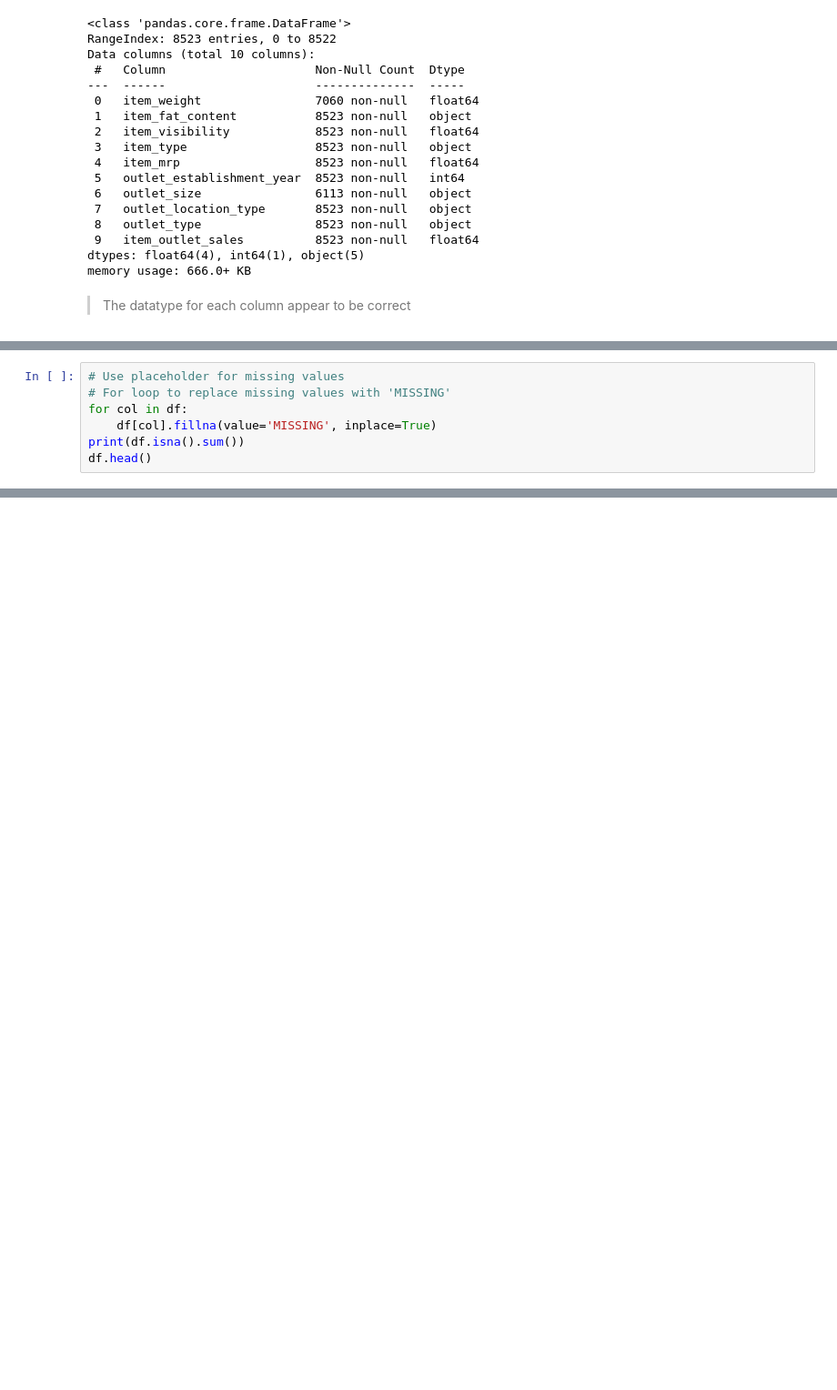
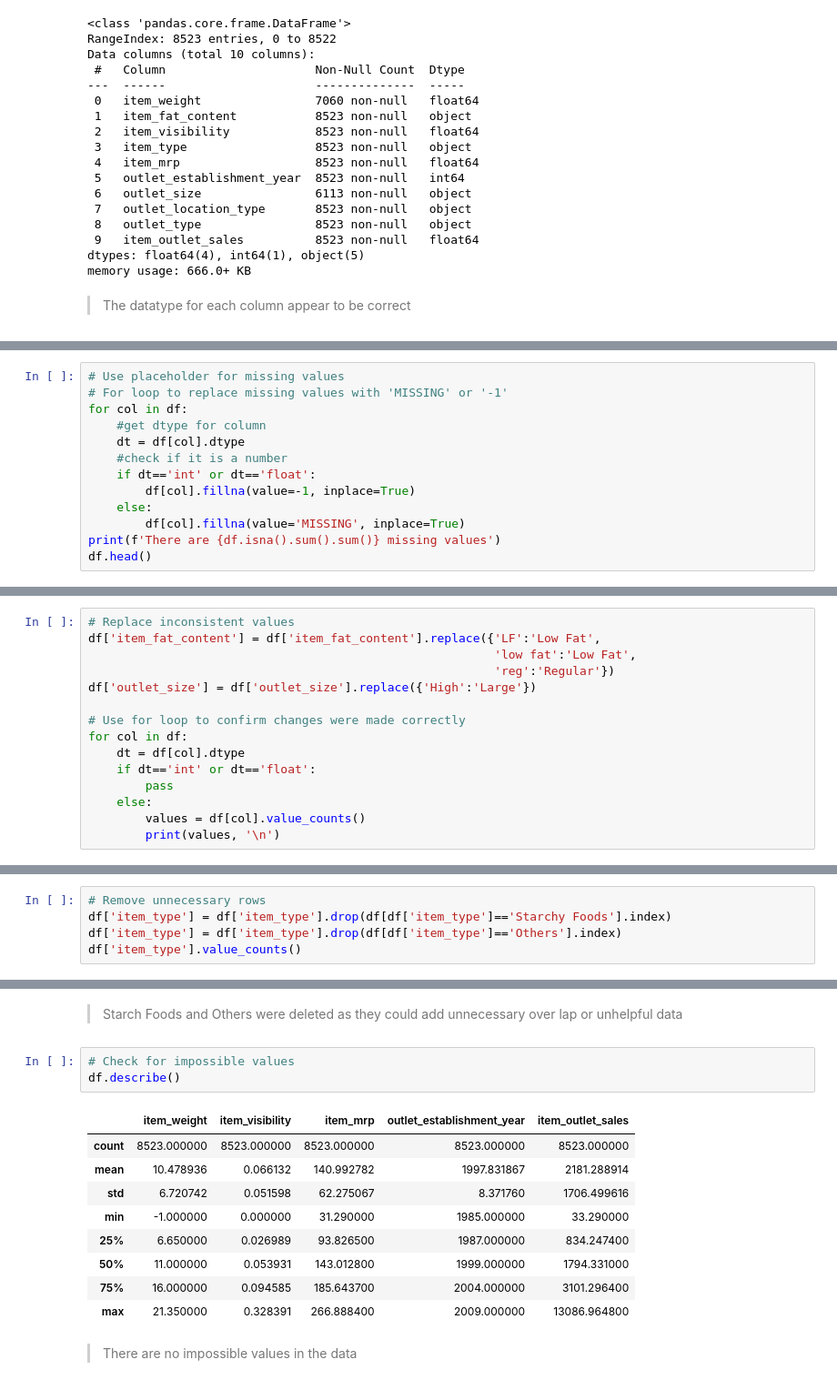
Before and after one commit to kevinbrnett/Project-1, a Jupyter notebook: Supermarket Sales Predictions.ipynb, the cells around one changed output, grey strips where cells are left out. Shown: that part at 91% size. Cells and saved outputs as stored; diff of their text form; blank space fills up the shorter version.

Commit message:
Finished data cleaning

```diff
--- a/Supermarket Sales Predictions.ipynb
+++ b/Supermarket Sales Predictions.ipynb
@@ -100,8 +111,14 @@ memory usage: 666.0+ KB
 # %%
 # Use placeholder for missing values
-# For loop to replace missing values with 'MISSING'
+# For loop to replace missing values with 'MISSING' or '-1'
 for col in df:
-    df[col].fillna(value='MISSING', inplace=True)
-print(df.isna().sum())
+    #get dtype for column
+    dt = df[col].dtype
+    #check if it is a number
+    if dt=='int' or dt=='float':
+        df[col].fillna(value=-1, inplace=True)
+    else:
+        df[col].fillna(value='MISSING', inplace=True)
+print(f'There are {df.isna().sum().sum()} missing values')
 df.head()
 # %% [output]
@@ -159,0 +161,15 @@ cols
+# %%
+# Replace inconsistent values
+df['item_fat_content'] = df['item_fat_content'].replace({'LF':'Low Fat',
+                                                         'low fat':'Low Fat',
+                                                         'reg':'Regular'})
+df['outlet_size'] = df['outlet_size'].replace({'High':'Large'})
+
+# Use for loop to confirm changes were made correctly
+for col in df:
+    dt = df[col].dtype
+    if dt=='int' or dt=='float':
+        pass
+    else:
+        values = df[col].value_counts()
+        print(values, '\n')
@@ -159,0 +194,5 @@ cols
+# %%
+# Remove unnecessary rows
+df['item_type'] = df['item_type'].drop(df[df['item_type']=='Starchy Foods'].index)
+df['item_type'] = df['item_type'].drop(df[df['item_type']=='Others'].index)
+df['item_type'].value_counts()
@@ -159,0 +215,17 @@ cols
+# %% [markdown]
+> Starch Foods and Others were deleted as they could add unnecessary over lap or unhelpful data
+# %%
+# Check for impossible values
+df.describe()
+# %% [output]
+|  | item_weight | item_visibility | item_mrp | outlet_establishment_year | item_outlet_sales |
+| count | 8523.000000 | 8523.000000 | 8523.000000 | 8523.000000 | 8523.000000 |
+| mean | 10.478936 | 0.066132 | 140.992782 | 1997.831867 | 2181.288914 |
+| std | 6.720742 | 0.051598 | 62.275067 | 8.371760 | 1706.499616 |
+| min | -1.000000 | 0.000000 | 31.290000 | 1985.000000 | 33.290000 |
+| 25% | 6.650000 | 0.026989 | 93.826500 | 1987.000000 | 834.247400 |
+| 50% | 11.000000 | 0.053931 | 143.012800 | 1999.000000 | 1794.331000 |
+| 75% | 16.000000 | 0.094585 | 185.643700 | 2004.000000 | 3101.296400 |
+| max | 21.350000 | 0.328391 | 266.888400 | 2009.000000 | 13086.964800 |
+# %% [markdown]
+> There are no impossible values in the data
```
Also changed, not shown: parts of 7 cells of this notebook.
